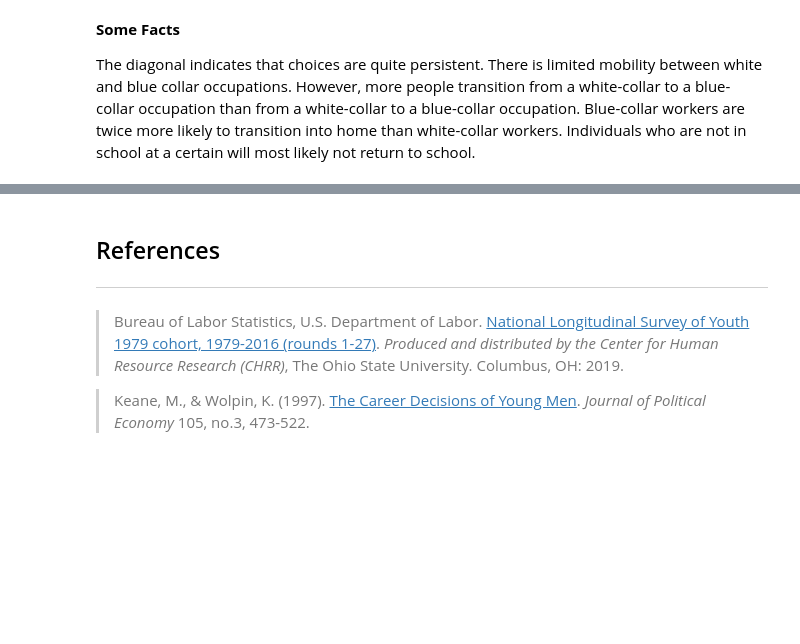
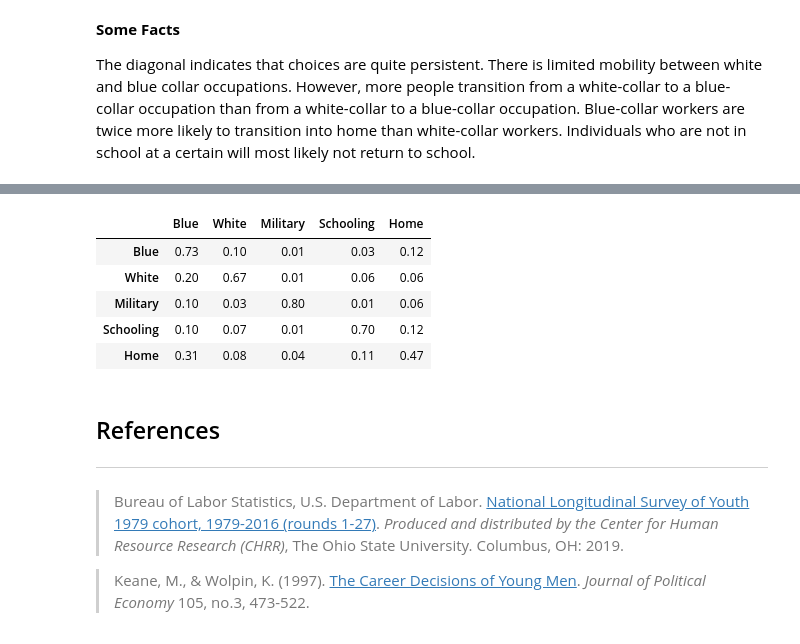
Before and after one commit to OpenSourceEconomics/ekw-data, a Jupyter notebook: career-decisions/exploration.ipynb, the cells around one changed output, grey strips where cells are left out. Saved outputs shown, nothing was run; the diff lists cells and outputs as text; code cells hidden in the pictures; blank space fills up the shorter version.

Commit message:
Included age 15 in transition probabilities for better approximation of KW97

```diff
--- a/career-decisions/exploration.ipynb
+++ b/career-decisions/exploration.ipynb
@@ -259,3 +272,12 @@ The diagonal indicates that choices are quite persistent. There is limited mobil
+# %%
+get_df_transition_probabilities(make_transition_matrix(df, include_fifteen = True), "origin_to_destination")
+# %% [output]
+|  | Blue | White | Military | Schooling | Home |
+| Blue | 0.73 | 0.10 | 0.01 | 0.03 | 0.12 |
+| White | 0.20 | 0.67 | 0.01 | 0.06 | 0.06 |
+| Military | 0.10 | 0.03 | 0.80 | 0.01 | 0.06 |
+| Schooling | 0.10 | 0.07 | 0.01 | 0.70 | 0.12 |
+| Home | 0.31 | 0.08 | 0.04 | 0.11 | 0.47 |
 # %% [markdown]
 ## References
 ---
```
Also changed, not shown: parts of 1 cell of this notebook, 1 other file.
